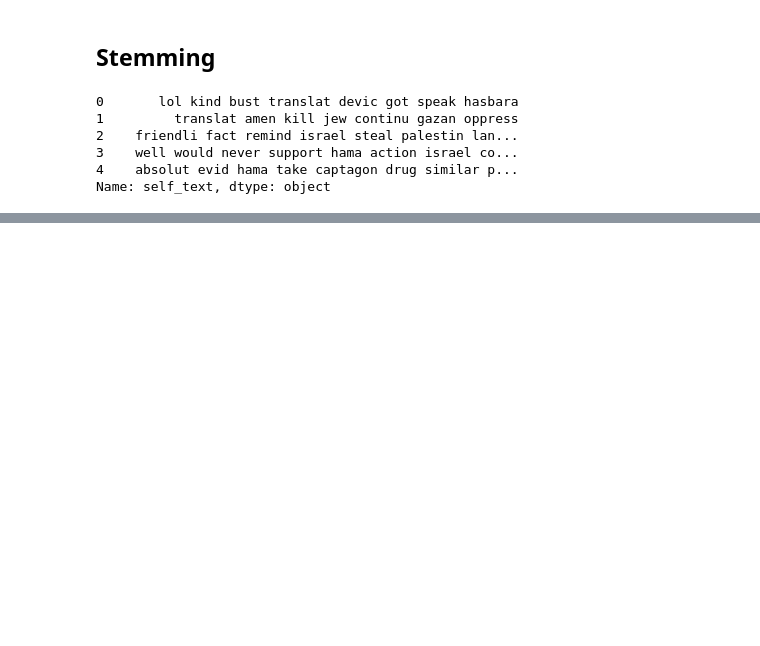
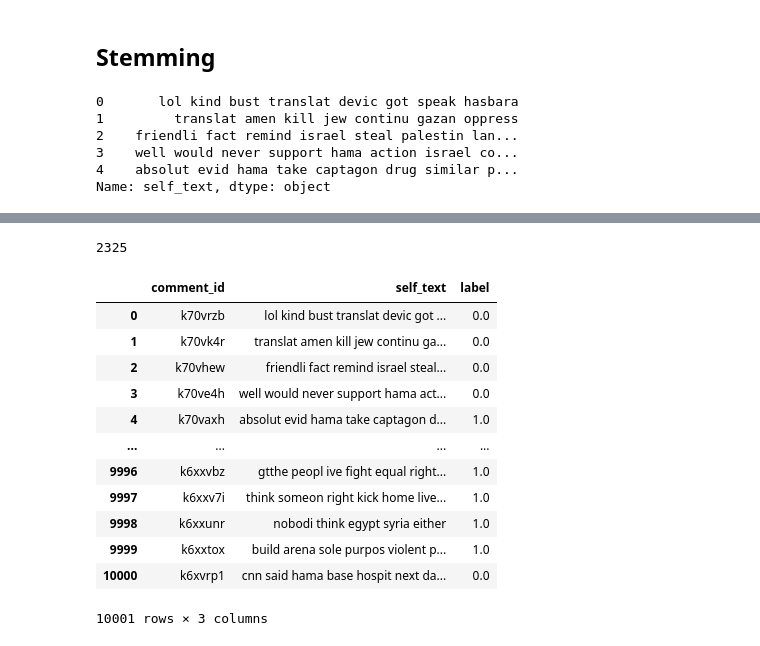
Before and after one commit to GROUP-16-Research/Analysis-of-Israel-Palestine-war-comments, a Jupyter notebook: Notebooks/model_building.ipynb, the cells around one changed output, grey strips where cells are left out. Cells and saved outputs as stored; diff of their text form; code cells hidden in the pictures; blank space fills up the shorter version.

Commit message:
vocabulary build

```diff
--- a/Notebooks/model_building.ipynb
+++ b/Notebooks/model_building.ipynb
@@ -82,7 +82,7 @@ Name: self_text, dtype: object
 # %% [markdown]
 #### Remove numbers
 # %%
-data["self_text"] = data['self_text'].str.replace('\d+', '', regex=True)
+data["self_text"] = data['self_text'].str.replace(r'\d+', '', regex=True)
 # %% [markdown]
 #### Remove stop words
 # %%
@@ -167,0 +200,4 @@ Name: self_text, dtype: object
+# %%
+len(tokens)
+# %% [output]
+2325
@@ -167,0 +212,16 @@ Name: self_text, dtype: object
+# %%
+data
+# %% [output]
+|  | comment_id | self_text | label |
+| 0 | k70vrzb | lol kind bust translat devic got ... | 0.0 |
+| 1 | k70vk4r | translat amen kill jew continu ga... | 0.0 |
+| 2 | k70vhew | friendli fact remind israel steal... | 0.0 |
+| 3 | k70ve4h | well would never support hama act... | 0.0 |
+| 4 | k70vaxh | absolut evid hama take captagon d... | 1.0 |
+| ... | ... | ... | ... |
+| 9996 | k6xxvbz | gtthe peopl ive fight equal right... | 1.0 |
+| 9997 | k6xxv7i | think someon right kick home live... | 1.0 |
+| 9998 | k6xxunr | nobodi think egypt syria either | 1.0 |
+| 9999 | k6xxtox | build arena sole purpos violent p... | 1.0 |
+| 10000 | k6xvrp1 | cnn said hama base hospit next da... | 0.0 |
+10001 rows × 3 columns
```
Also changed, not shown: parts of 12 cells of this notebook, 1 other file.
